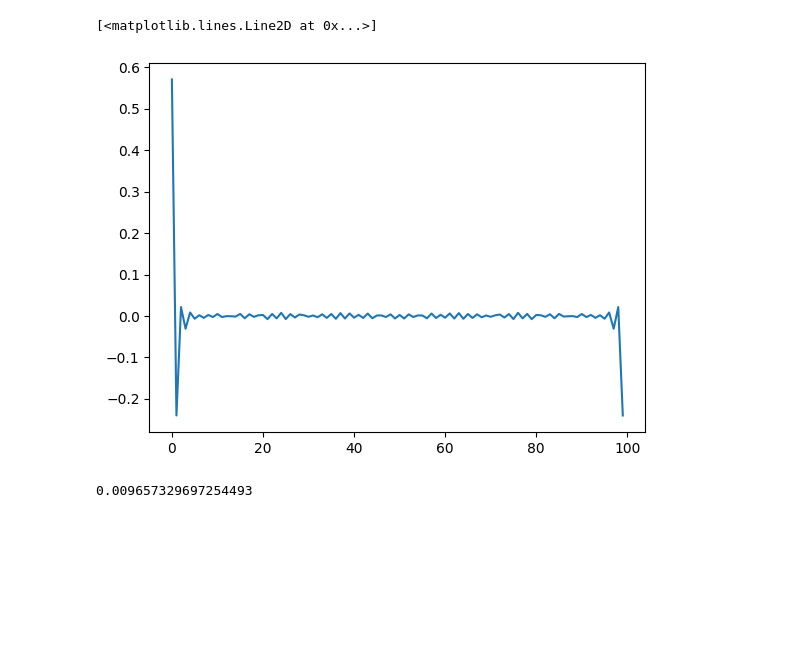
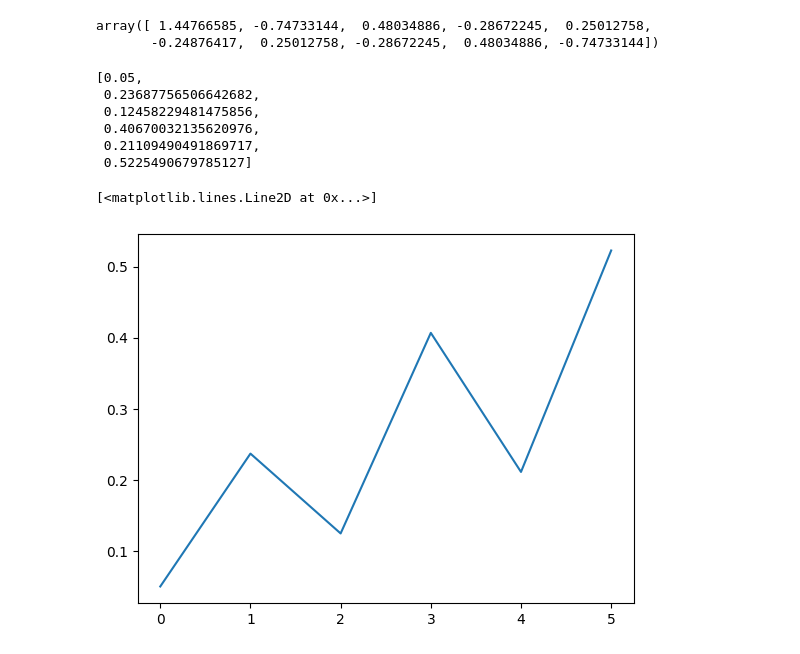
Before and after one commit to yamashun99/auxiliary_field_qmc, a Jupyter notebook: auxiliary_field_qmc.ipynb, the cells around one changed output. Cells and saved outputs as stored; diff of their text form; code cells hidden in the pictures; blank space fills up the shorter version.

```diff
--- a/auxiliary_field_qmc.ipynb
+++ b/auxiliary_field_qmc.ipynb
@@ -36,16 +34,26 @@ afqmc = AFQMC(**p)
 # %%
-n_stab = 5
+n_stab = 1
 M = 10
-Szz_x = np.zeros(N)
-for m in range(M):
-    print(m)
-    for l in reversed(range(L)):
-        if l % n_stab == 0:
-            afqmc.stabilize(l)
-        afqmc.i_sweep(l)
-        afqmc.time_update_green_function(l)
-    if m > 3:
-        Szz_x += np.array([afqmc.Szz(i) for i in range(N)])
-
-Szz_x /= M - 4
+Szz_beta = []
+afqmcs = []
+for beta in range(6):
+    Szz = np.zeros((N, N))
+    # Szz = np.zeros((N))
+    p["beta"] = beta
+    afqmc = AFQMC(**p)
+    for m in range(M):
+        print(beta, m)
+        for l in reversed(range(L)):
+            if l % n_stab == 0:
+                afqmc.stabilize(l)
+            afqmc.i_sweep(l)
+            afqmc.time_update_green_function(l)
+        if m > 3:
+            Szz += np.array(
+                [[afqmc.make_Szz_2d(i, j) for i in range(N)] for j in range(N)]
+            )
+            # Szz += np.array([afqmc.make_Szz_1d(i) for i in range(N)])
+    afqmcs.append(afqmc)
+    Szz /= M - 4
+    Szz_beta.append(Szz)
 # %% [output]
@@ -100,11 +127,22 @@ ax.plot(np.diag(afqmc.G_dn[L // 2]))
+# %%
+afqmc.make_Szz_pi(Szz)
+# %% [output]
+array([ 1.44766585, -0.74733144,  0.48034886, -0.28672245,  0.25012758,
+       -0.24876417,  0.25012758, -0.28672245,  0.48034886, -0.74733144])
+# %%
+Szz_pipi_beta = [afqmc.make_Szz_pipi(Szz) for Szz in Szz_beta]
+# %%
+Szz_pipi_beta
+# %% [output]
+[0.05,
+ 0.23687756506642682,
+ 0.12458229481475856,
+ 0.40670032135620976,
+ 0.21109490491869717,
+ 0.5225490679785127]
 # %%
 fig, ax = plt.subplots()
-ax.plot(Szz_x)
-# ax.set_ylim([-1e100, 1e100])
+ax.plot(range(6), Szz_pipi_beta)
 # %% [output]
 [<matplotlib.lines.Line2D at 0x...>]
-[figure, old version]
+[figure, new version]
-# %%
-afqmc.make_Szz_pipi()
-# %% [output]
-0.009657329697254493
```
Also changed, not shown: parts of 12 cells of this notebook, 1 other file.
